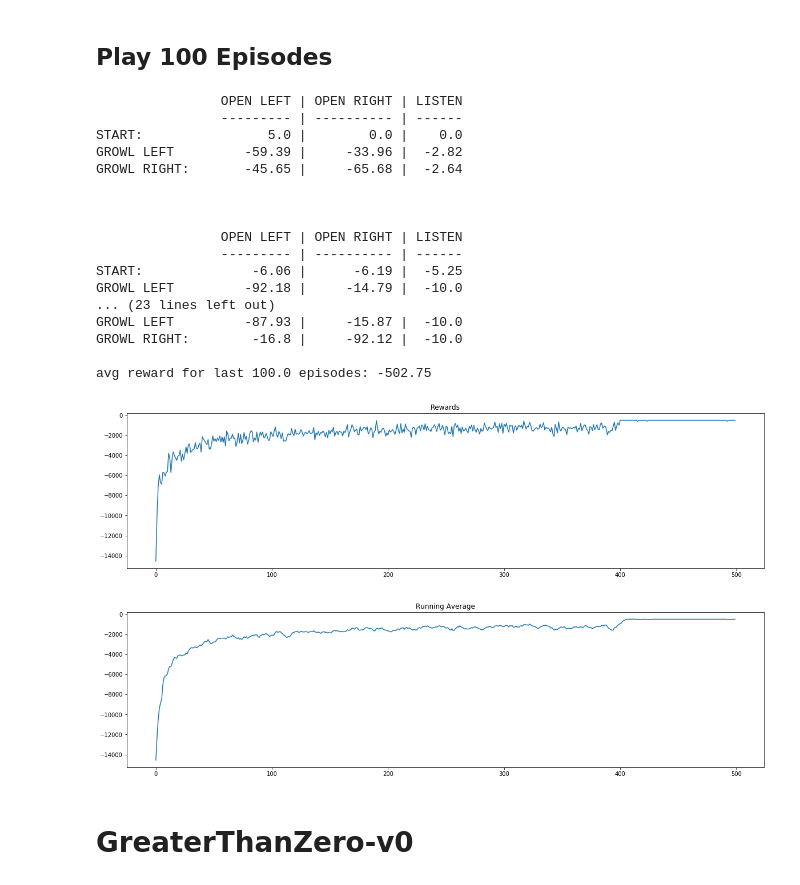
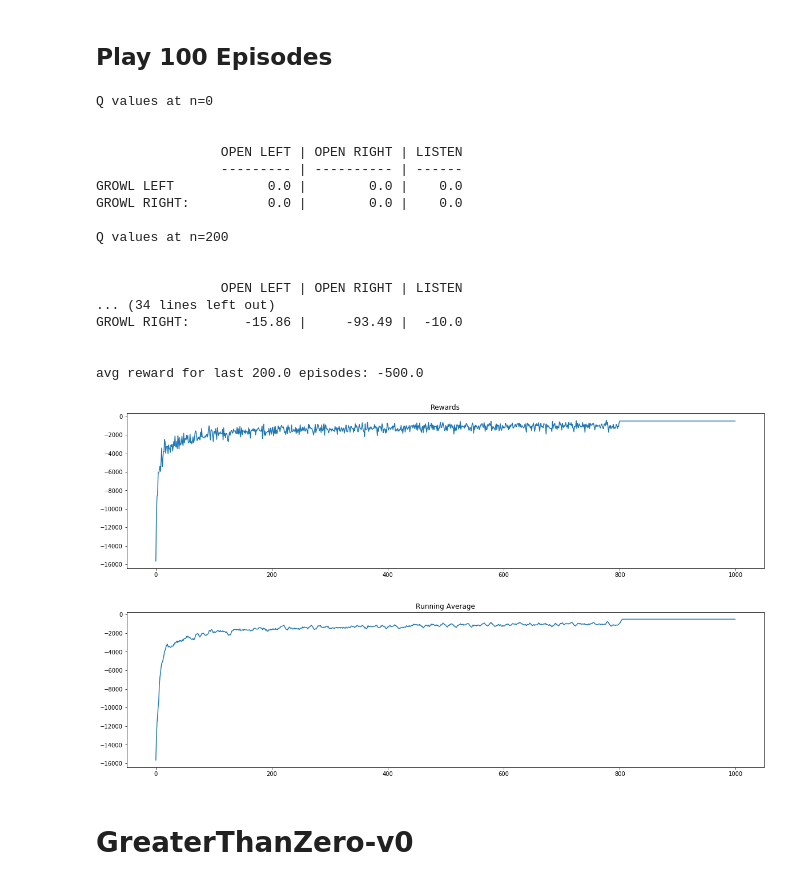
Before and after one commit to jackblandin/research, a Jupyter notebook: experiments/qlearning/basic/qlearner_obs_single/qlearner-obs-single.ipynb, the cells around one changed output. Cells and saved outputs as stored; diff of their text form; code cells hidden in the pictures.

```diff
--- a/experiments/qlearning/basic/qlearner_obs_single/qlearner-obs-single.ipynb
+++ b/experiments/qlearning/basic/qlearner_obs_single/qlearner-obs-single.ipynb
@@ -136,50 +140,58 @@ env = gym.make('Tiger-v0')
 env.__init__(reward_tiger=-100, reward_gold=10, reward_listen=-1,
              max_steps_per_episode=500)
 model = QLearnerObsSingle(env, initial_alpha=.5, gamma=.9, alpha_decay=.4)
 eps = 1
 n = 0
 ot = env.reset()
 
-N = 500
+N = 1000
 totalrewards = np.empty(N)
+
+print()
+
 for n in range(N):
+    if n % (N/5) == 0:
+        print('Q values at n={}'.format(n))
+        print(model)
     if n >= N - (N/5):
         eps = 0
     else:
         eps = 1.0/np.sqrt(n+1)
     totalreward = play_one(env, model, eps)
     totalrewards[n] = totalreward
-    if n % (N/5) == 0:
-        print(model)
+
+print('Q values at n={}'.format(N))
+print(model)
+print()
 
 print("avg reward for last {} episodes:".format(N/5),
       totalrewards[int(-1*(N/5)):].mean())
 
 fig, ax = plt.subplots(1, 1, figsize=(20, 5))
 ax.plot(totalrewards)
 ax.set_title("Rewards")
 
 plot_running_avg(totalrewards, window=5)
 # %% [output]
-                OPEN LEFT | OPEN RIGHT | LISTEN
-                --------- | ---------- | ------
-START:                5.0 |        0.0 |    0.0
-GROWL LEFT         -59.39 |     -33.96 |  -2.82
-GROWL RIGHT:       -45.65 |     -65.68 |  -2.64
-
+Q values at n=0
 
 
                 OPEN LEFT | OPEN RIGHT | LISTEN
                 --------- | ---------- | ------
-START:              -6.06 |      -6.19 |  -5.25
-GROWL LEFT         -92.18 |     -14.79 |  -10.0
-... (23 lines left out)
-GROWL LEFT         -87.93 |     -15.87 |  -10.0
-GROWL RIGHT:        -16.8 |     -92.12 |  -10.0
+GROWL LEFT            0.0 |        0.0 |    0.0
+GROWL RIGHT:          0.0 |        0.0 |    0.0
 
-avg reward for last 100.0 episodes: -502.75
+Q values at n=200
+
+
+                OPEN LEFT | OPEN RIGHT | LISTEN
+... (34 lines left out)
+GROWL RIGHT:       -15.86 |     -93.49 |  -10.0
+
+
+avg reward for last 200.0 episodes: -500.0
-[figure, old version]
+[figure, new version]
-[figure, old version]
+[figure, new version]
 # %% [markdown]
 # GreaterThanZero-v0
 # %%
```
Also changed, not shown: parts of 1 cell of this notebook, 2 other files.
